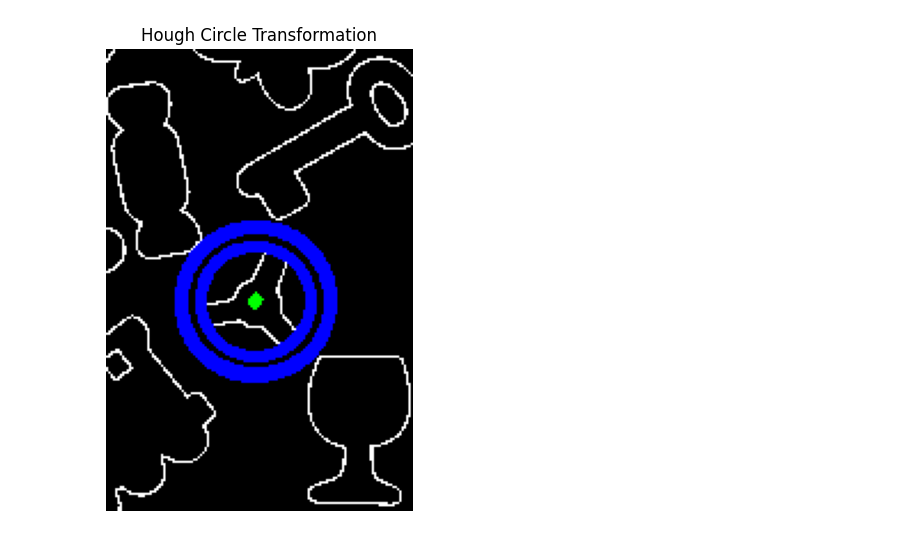
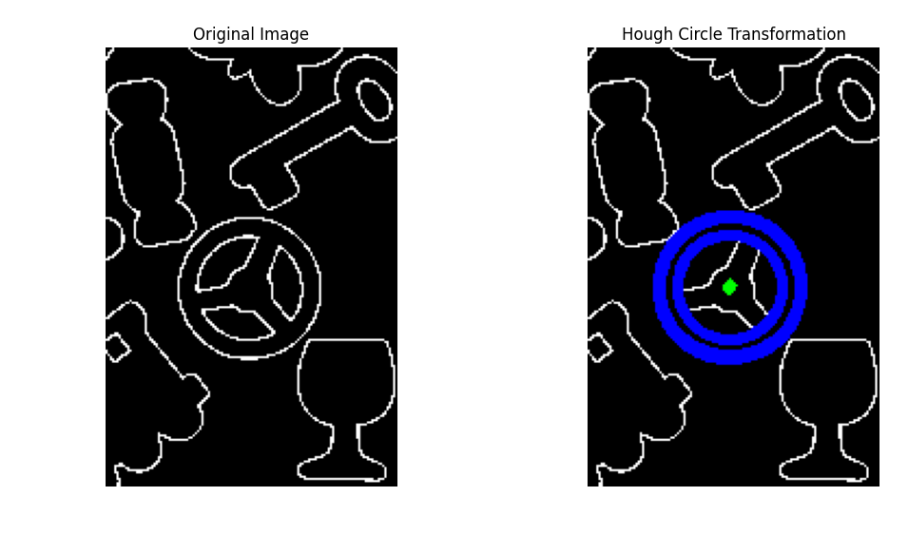
Before and after one commit to keremtatlici/cv-project, a Jupyter notebook: maincodes/hough_circle.ipynb, the cells around one changed output. Saved outputs shown, nothing was run; the diff lists cells and outputs as text; code cells hidden in the pictures.

```diff
--- a/maincodes/hough_circle.ipynb
+++ b/maincodes/hough_circle.ipynb
@@ -84,10 +0,0 @@ if __name__ == "__main__":
-# %%
-
-# Görüntüyü göster
-plt.figure(figsize=(10, 6))
-plt.imshow(cv2.cvtColor(output, cv2.COLOR_BGR2RGB))
-plt.title("Hough Circle Transformation")
-plt.axis("off")
-plt.show()
-# %% [output]
-[figure, removed]
@@ -93,0 +78,15 @@ plt.show()
+# %%
+# Display original and output images side by side
+fig, axes = plt.subplots(1, 2, figsize=(12, 6))
+
+axes[0].imshow(cv2.cvtColor(image, cv2.COLOR_BGR2RGB))
+axes[0].set_title("Original Image")
+axes[0].axis("off")
+
+axes[1].imshow(cv2.cvtColor(output, cv2.COLOR_BGR2RGB))
+axes[1].set_title("Hough Circle Transformation")
+axes[1].axis("off")
+
+plt.show()
+# %% [output]
+[figure, added]
```
Also changed, not shown: parts of 2 cells of this notebook, 1 other file.
